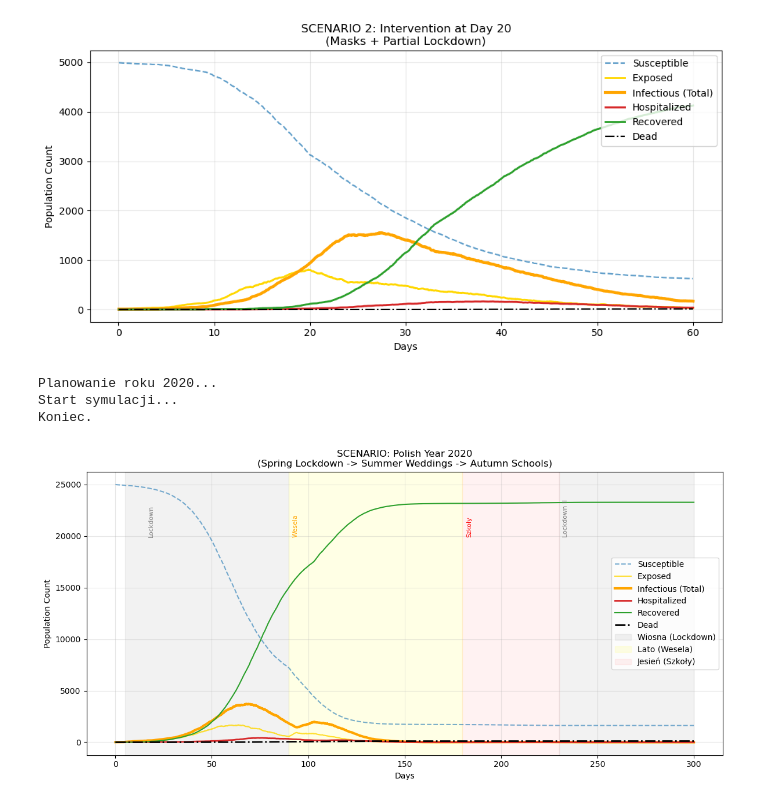
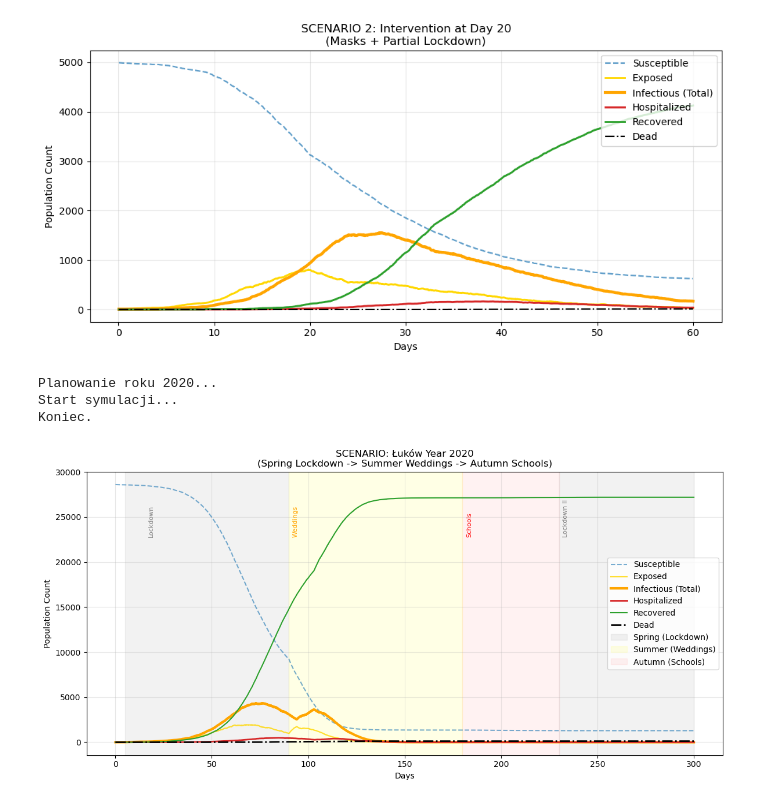
Before and after one commit to Ziverael/-AgentBasedModeling-Final-Project, a Jupyter notebook: 3. Lockdown/1_lockdown_test.ipynb, the cells around one changed output. Drawn from its saved outputs; the diff is of its cells as text; code cells hidden in the pictures.

```diff
--- a/3. Lockdown/1_lockdown_test.ipynb
+++ b/3. Lockdown/1_lockdown_test.ipynb
@@ -111,11 +111,11 @@ import infection_model_npi as model
 # --- 1. Konfiguracja Parametrów ---
 params = model.Params(
     T=300 * 24,       # 300 dni (Marzec - Grudzień)
-    N=25000,
+    N=28600,
     alpha=3,
-    initial_infected_normal=10,        # Lekko więcej, żeby wirus przetrwał do lata
-    initial_infected_multispreader=3,
-    ratios=model.AgentTypeRatio(retired=0.2, adult=0.6, child=0.2),
+    initial_infected_normal=4,        # Lekko więcej, żeby wirus przetrwał do lata
+    initial_infected_multispreader=1,
+    ratios=model.AgentTypeRatio(retired=0.229, adult=0.576, child=0.195),
     schools=20,
     primary_care=100,
     hospitals=1,
@@ -191,16 +191,16 @@ policy_autumn_lockdown = model.InterventionPolicy(
 print("Planowanie roku 2020...")
 
 # Dzień 15: Wiosenny Lockdown
-sim.schedule_intervention(5 * 24, policy_spring, "Wiosna: Lockdown")
+sim.schedule_intervention(5 * 24, policy_spring, "Spring: Lockdown")
 
 # Dzień 90 (Czerwiec): Lato / Odwilż
-sim.schedule_intervention(90 * 24, policy_summer, "Lato: Otwarcie + Wesela")
+sim.schedule_intervention(90 * 24, policy_summer, "Summer: No lockdown + weddings")
 
 # Dzień 180 (Wrzesień): Powrót do szkół
-sim.schedule_intervention(180 * 24, policy_autumn_school, "Jesień: Szkoły Start")
+sim.schedule_intervention(180 * 24, policy_autumn_school, "Autumn: Schools start")
 
 # Dzień 230 (Połowa Października): Jesienny Lockdown
-sim.schedule_intervention(230 * 24, policy_autumn_lockdown, "Jesień: Lockdown")
+sim.schedule_intervention(230 * 24, policy_autumn_lockdown, "Autumn: Lockdown")
 
 # --- 4. Uruchomienie ---
 print("Start symulacji...")
@@ -230,37 +230,37 @@ def plot_poland_scenario(df, params):
     plt.plot(df["days"], df["H"], label="Hospitalized", color=colors["H"], linewidth=2)
     plt.plot(df["days"], df["R"], label="Recovered", color=colors["R"])
     plt.plot(df["days"], df["D"], label="Dead", color=colors["D"], linestyle="-.", linewidth=2)
 
     # Tło dla etapów (Fazy roku)
     # Wiosna (Lockdown)
-    plt.axvspan(5, 90, color='gray', alpha=0.1, label='Wiosna (Lockdown)')
+    plt.axvspan(5, 90, color='gray', alpha=0.1, label='Spring (Lockdown)')
     # Lato (Wesela)
-    plt.axvspan(90, 180, color='yellow', alpha=0.1, label='Lato (Wesela)')
+    plt.axvspan(90, 180, color='yellow', alpha=0.1, label='Summer (Weddings)')
     # Jesień (Szkoła)
-    plt.axvspan(180, 230, color='red', alpha=0.05, label='Jesień (Szkoły)')
+    plt.axvspan(180, 230, color='red', alpha=0.05, label='Autumn (Schools)')
     # Jesień (Lockdown)
     plt.axvspan(230, 300, color='gray', alpha=0.1)
 
     # Opisy na osi czasu
     y_txt = params.N * 0.8
     plt.text(15+2, y_txt, "Lockdown", rotation=90, color='gray', fontsize=8)
-    plt.text(90+2, y_txt, "Wesela", rotation=90, color='orange', fontsize=8)
-    plt.text(180+2, y_txt, "Szkoły", rotation=90, color='red', fontsize=8)
+    plt.text(90+2, y_txt, "Weddings", rotation=90, color='orange', fontsize=8)
+    plt.text(180+2, y_txt, "Schools", rotation=90, color='red', fontsize=8)
     plt.text(230+2, y_txt, "Lockdown II", rotation=90, color='gray', fontsize=8)
 
     plt.xlabel("Days")
     plt.ylabel("Population Count")
-    plt.title(f"SCENARIO: Polish Year 2020\n(Spring Lockdown -> Summer Weddings -> Autumn Schools)")
+    plt.title(f"SCENARIO: Łuków Year 2020\n(Spring Lockdown -> Summer Weddings -> Autumn Schools)")
     plt.legend(loc="center right")
     plt.grid(True, alpha=0.3)
     plt.tight_layout()
     plt.show()
 
 # Wywołanie plotowania
 df_result = pd.DataFrame(sim.get_stats_df())
 plot_poland_scenario(df_result, params)
 # %% [output]
 Planowanie roku 2020...
 Start symulacji...
 Koniec.
-[figure, old version]
+[figure, new version]
```
Also changed, not shown: 1 other file.
